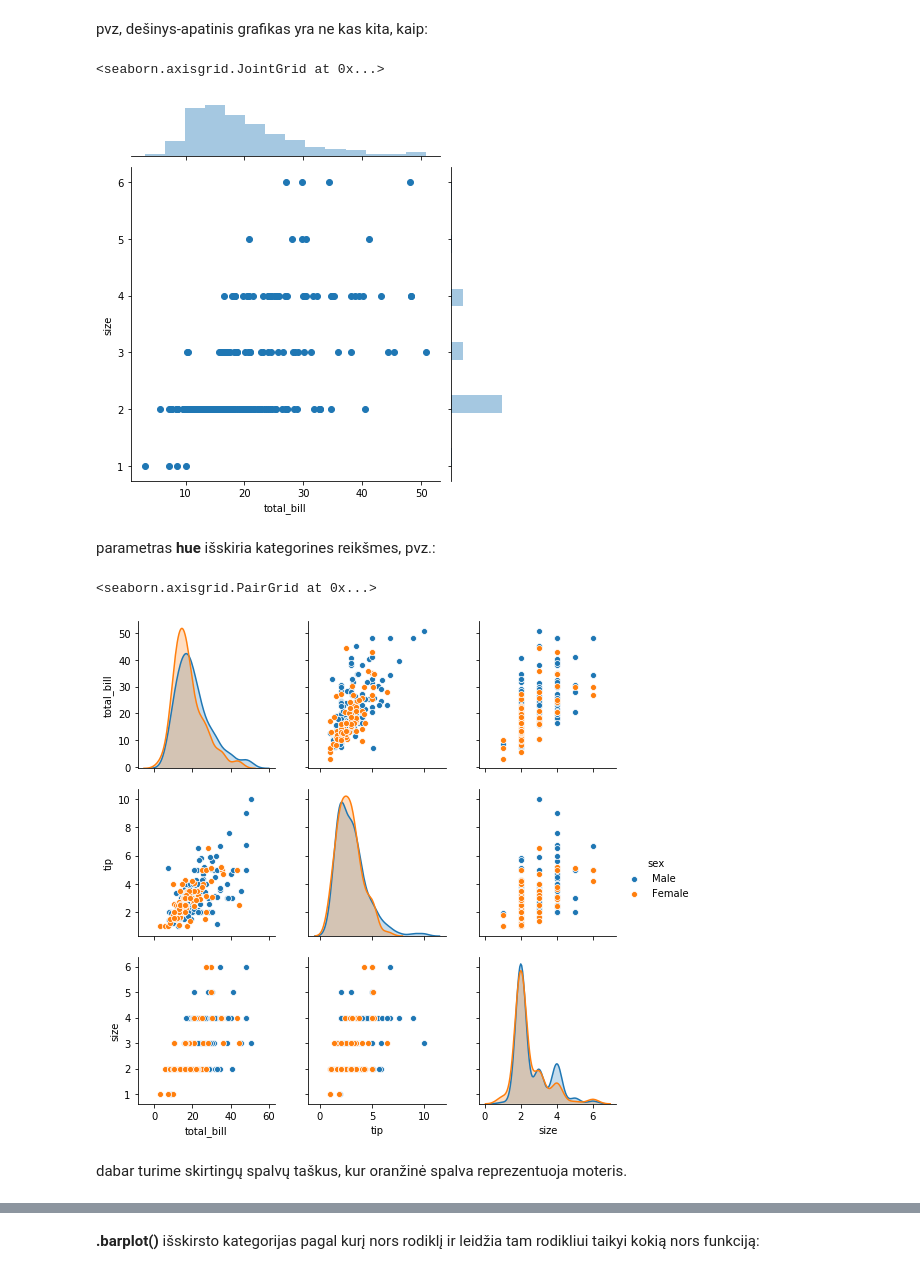
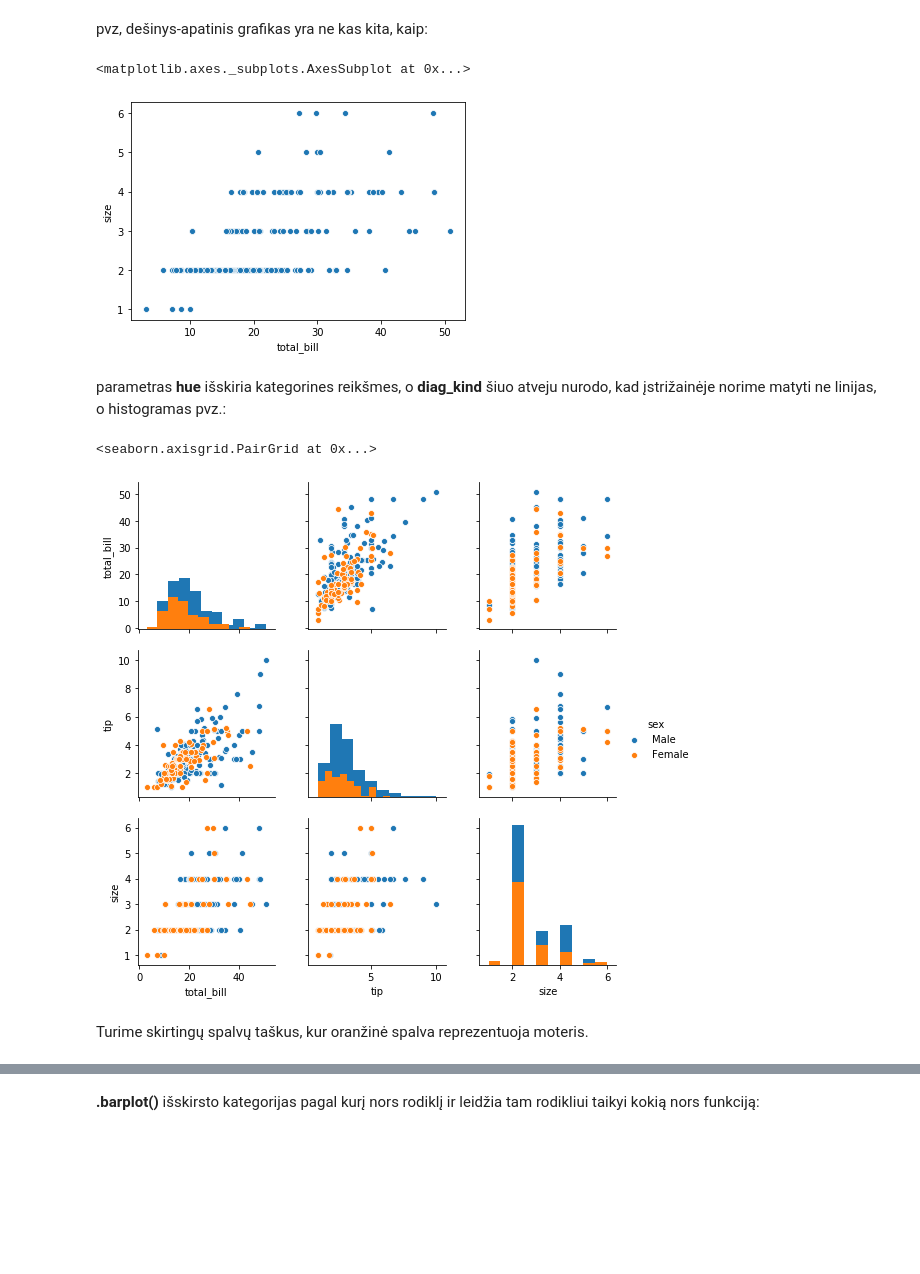
Before and after one commit to robotautas/kursas, a Jupyter notebook: Seaborn/Seaborn.ipynb, the cells around one changed output, grey strips where cells are left out. Drawn from its saved outputs; the diff is of its cells as text; code cells hidden in the pictures; blank space fills up the shorter version.

Commit message:
papildyta seaborn medžiaga

```diff
--- a/Seaborn/Seaborn.ipynb
+++ b/Seaborn/Seaborn.ipynb
@@ -91,17 +106,17 @@ sns.pairplot(tips)
 # %% [markdown]
 pvz, dešinys-apatinis grafikas yra ne kas kita, kaip:
 # %%
-sns.jointplot(x='total_bill', y='size', data=tips)
+sns.scatterplot(x='total_bill', y='size', data=tips)
 # %% [output]
-<seaborn.axisgrid.JointGrid at 0x...>
+<matplotlib.axes._subplots.AxesSubplot at 0x...>
-[figure, old version]
+[figure, new version]
 # %% [markdown]
-parametras **hue** išskiria kategorines reikšmes, pvz.:
+parametras **hue** išskiria kategorines reikšmes, o **diag_kind** šiuo atveju nurodo, kad įstrižainėje norime matyti ne linijas, o histogramas pvz.:
 # %%
-sns.pairplot(tips, hue='sex')
+sns.pairplot(tips, hue='sex', diag_kind='hist')
 # %% [output]
 <seaborn.axisgrid.PairGrid at 0x...>
-[figure, old version]
+[figure, new version]
 # %% [markdown]
-dabar turime skirtingų spalvų taškus, kur oranžinė spalva reprezentuoja moteris.
+Turime skirtingų spalvų taškus, kur oranžinė spalva reprezentuoja moteris.
 # %% [markdown]
```
Also changed, not shown: parts of 21 cells of this notebook.
